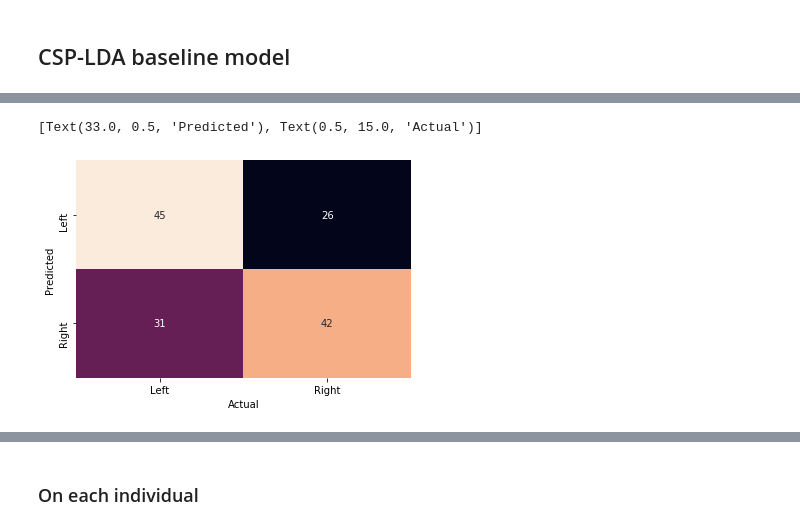
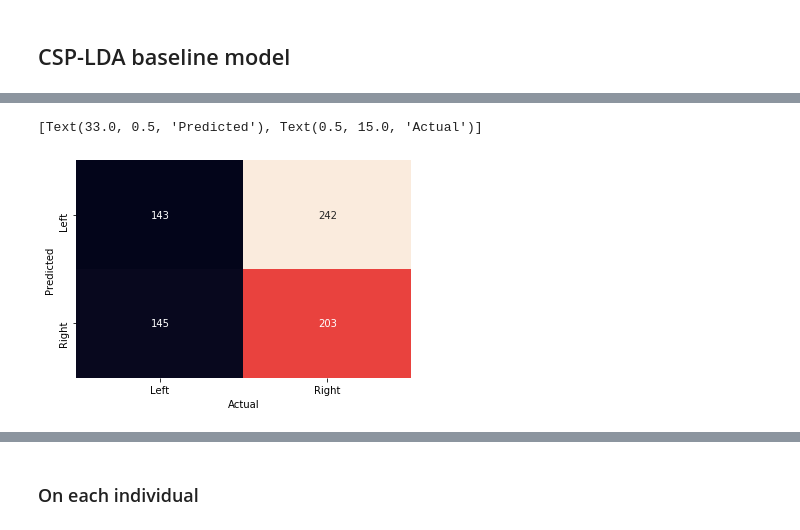
Before and after one commit to xuanyuw/LSTM_EEG_Classification, a Jupyter notebook: LSTM_EEG_Classification.ipynb, the cells around one changed output, grey strips where cells are left out. Saved outputs shown, nothing was run; the diff lists cells and outputs as text; code cells hidden in the pictures.

Commit message:
applied model individual samples

```diff
--- a/LSTM_EEG_Classification.ipynb
+++ b/LSTM_EEG_Classification.ipynb
@@ -13,12 +45,5 @@ Hybrid NN in time domain: https://www.biorxiv.org/content/10.1101/2020.09.20.305
 # %%
-import biosig
-import json
-import os
-import pandas as pd
-import numpy as np
-import matplotlib.pyplot as plt
-from scipy.signal import butter, sosfiltfilt, sosfreqz
-
+# Define variables here
 #Xuanyu
 data_path = './BCICIV_2b_gdf/'#the folder where all raw data files live
 
@@ -34,11 +59,9 @@ bsl_start = 0 #the start time point (sec) of baseline for each trial
 bsl_end = 2 #the end time point (sec) of baseline for each trial
 
 files = [os.path.join(data_path, f) for f in os.listdir(data_path) if os.path.isfile(os.path.join(data_path, f))]
-files = [f for f in files if f[-5]=='T']
+train_files = [f for f in files if f[-5]=='T']
 # for testing purposes only
-train_files = files[:5]
-
-# train_files = train_files[:int(len(files)*train_portion)]
+#train_files = files[:5]
 # %% [markdown]
 ## Define functions
 # %%
@@ -106,12 +129,16 @@ def populate_filt_data(files, event_start, event_end, bsl_start, bsl_end, lowcut
             trial_mean = np.nanmean(seg, 1)
             #preprocess the data by subtract baseline and the trial mean
             seg_after = butter_bandpass_filter((seg.T - bsl - trial_mean).T, lowcut=lowcut, highcut=highcut, fs=sr)
-
-            data.append(seg_after)
-            labels.append(mi_events.Description[j])
+            if np.isnan(seg_after).sum()==0:
+                data.append(seg_after)
+                labels.append(mi_events.Description[j])
     return data, labels
 
 def reshape_data(data, label):
+    """
+    reshape the data to the shape: n_samples * time * channels
+    binarize the labels for the model
+    """
     x = np.dstack(data)
     x = x.reshape(x.shape[2], x.shape[1], x.shape[0])
     lb = preprocessing.LabelBinarizer()
@@ -121,7 +148,6 @@ def reshape_data(data, label):
 def create_model(filters=256, pool_size=4, units=64, dropout=0.1, optim='adam'):
     model=Sequential()
     model.add(Conv1D(filters=filters, kernel_size=5, activation = 'relu', input_shape = (750, 3)))
-    #model.add(MaxPooling1D(pool_size=pool_size))
     model.add(LSTM(units))
     model.add(Dropout(dropout))
     model.add(Dense(2, activation='softmax'))
@@ -283,6 +412,9 @@ WARNING:tensorflow:7 out of the last 65 calls to <function Model.make_predict_fu
 # %% [markdown]
 ## CSP-LDA baseline model
 # %%
+train_data, train_label = populate_filt_data(train_files, event_start, event_end, bsl_start, bsl_end)
+data, label = reshape_data(train_data, train_label)
+train_x, test_x, train_y, test_y = train_test_split(data, label, test_size=0.2, random_state=42)
 csp = CSP(n_components=4, rank={'eeg':3})
 x_new = csp.fit_transform(train_x.reshape(train_x.shape[0], train_x.shape[2], train_x.shape[1]),
                           np.squeeze(train_y))
@@ -313,8 +428,8 @@ Done.
 # %%
 y_pred = lda.predict(x_new_test)
 cm = confusion_matrix(test_y, np.rint(y_pred))
-ax = sn.heatmap(cm, annot=True, cbar=False, xticklabels=['Left', 'Right'], yticklabels=['Left', 'Right'])
+ax = sn.heatmap(cm, annot=True, fmt='d', cbar=False, xticklabels=['Left', 'Right'], yticklabels=['Left', 'Right'])
 ax.set(xlabel='Actual', ylabel='Predicted')
 # %% [output]
 [Text(33.0, 0.5, 'Predicted'), Text(0.5, 15.0, 'Actual')]
-[figure, old version]
+[figure, new version]
```
Also changed, not shown: parts of 22 cells of this notebook.
